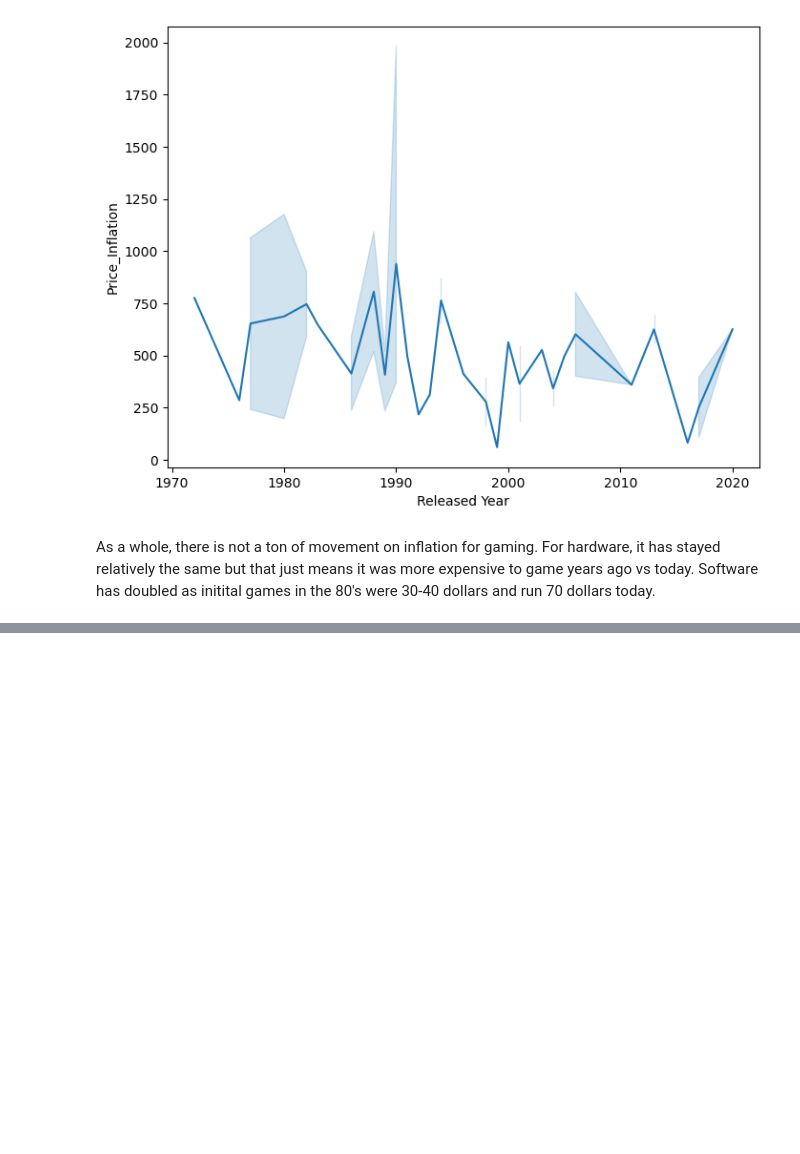
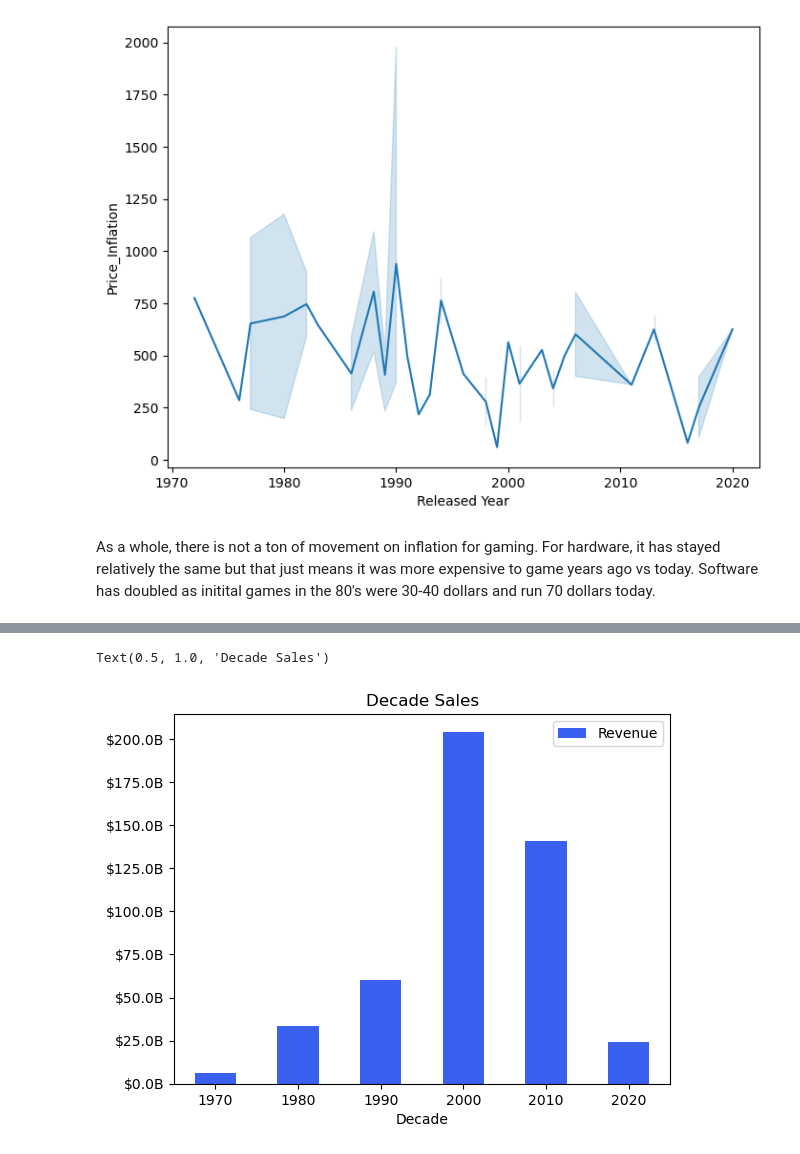
Before and after one commit to JCDevWiz/costsofgaming-capstone, a Jupyter notebook: Notebooks/Consoles.ipynb, the cells around one changed output, grey strips where cells are left out. Drawn from its saved outputs; the diff is of its cells as text; code cells hidden in the pictures; blank space fills up the shorter version.

```diff
--- a/Notebooks/Consoles.ipynb
+++ b/Notebooks/Consoles.ipynb
@@ -194,0 +212,10 @@ As a whole, there is not a ton of movement on inflation for gaming. For hardware
+# %%
+revenue_by_decade = (consoles.groupby('Decade', as_index=False)['Revenue'].sum().sort_values('Decade'))
+ax = revenue_by_decade.plot(kind = 'bar', x='Decade', y='Revenue', color = '#3960EE')
+ax.ticklabel_format(style='plain', axis='y')
+ax.tick_params(axis='x', rotation=0)
+ax.yaxis.set_major_formatter(FuncFormatter(lambda x, _: f'${x/1e9:.1f}B'))
+plt.title('Decade Sales')
+# %% [output]
+Text(0.5, 1.0, 'Decade Sales')
+[figure, added]
```
Also changed, not shown: parts of 11 cells of this notebook, 8 other files.
